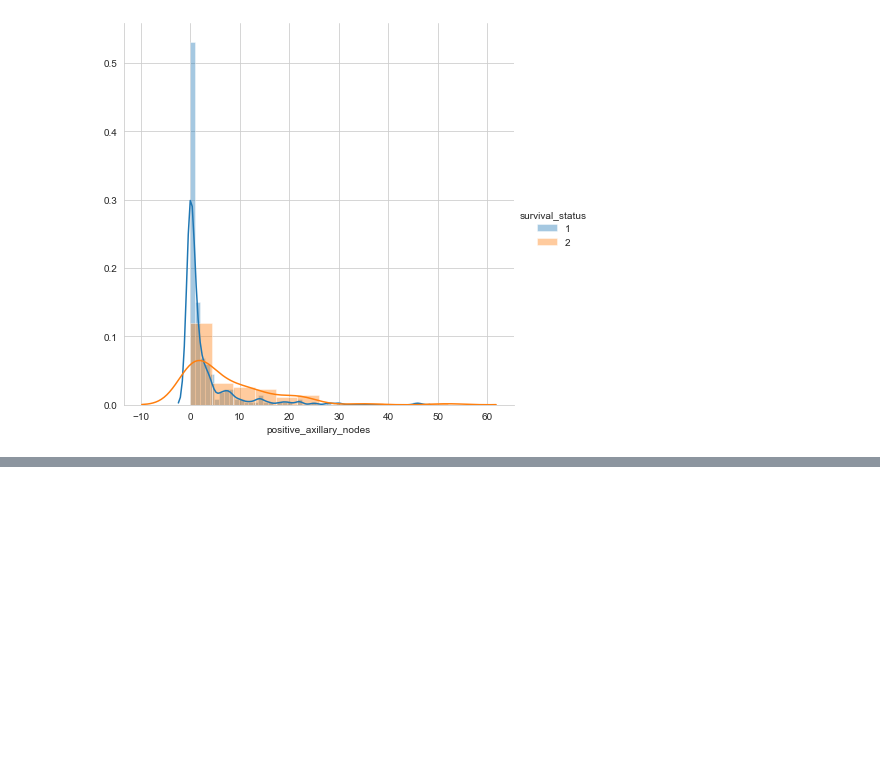
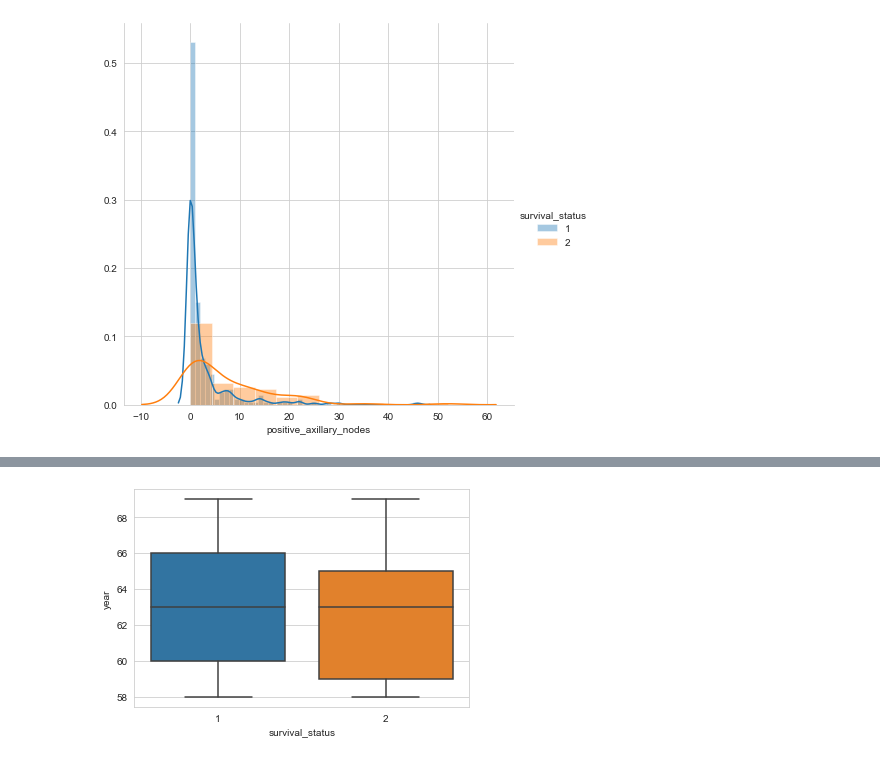
Before and after one commit to khrcmukesh2012/iris-dataset-analysis, a Jupyter notebook: EDA/haberman.ipynb, the cells around one changed output, grey strips where cells are left out. Cells and saved outputs as stored; diff of their text form; code cells hidden in the pictures; blank space fills up the shorter version.

```diff
--- a/EDA/haberman.ipynb
+++ b/EDA/haberman.ipynb
@@ -89,0 +141,6 @@ plt.show()
+# %%
+sns.set_style("whitegrid")
+sns.boxplot(x="survival_status",y="year",data=dataset)
+plt.show()
+# %% [output]
+[figure, added]
```
Also changed, not shown: parts of 24 cells of this notebook.
